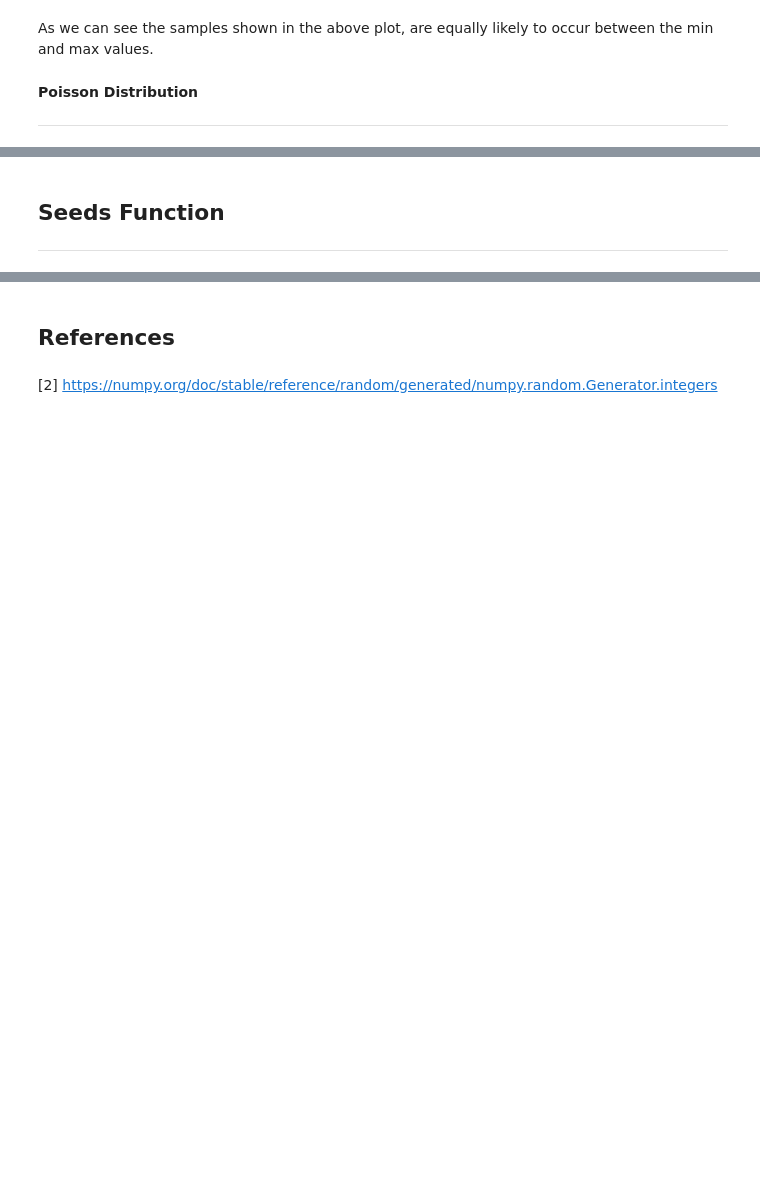
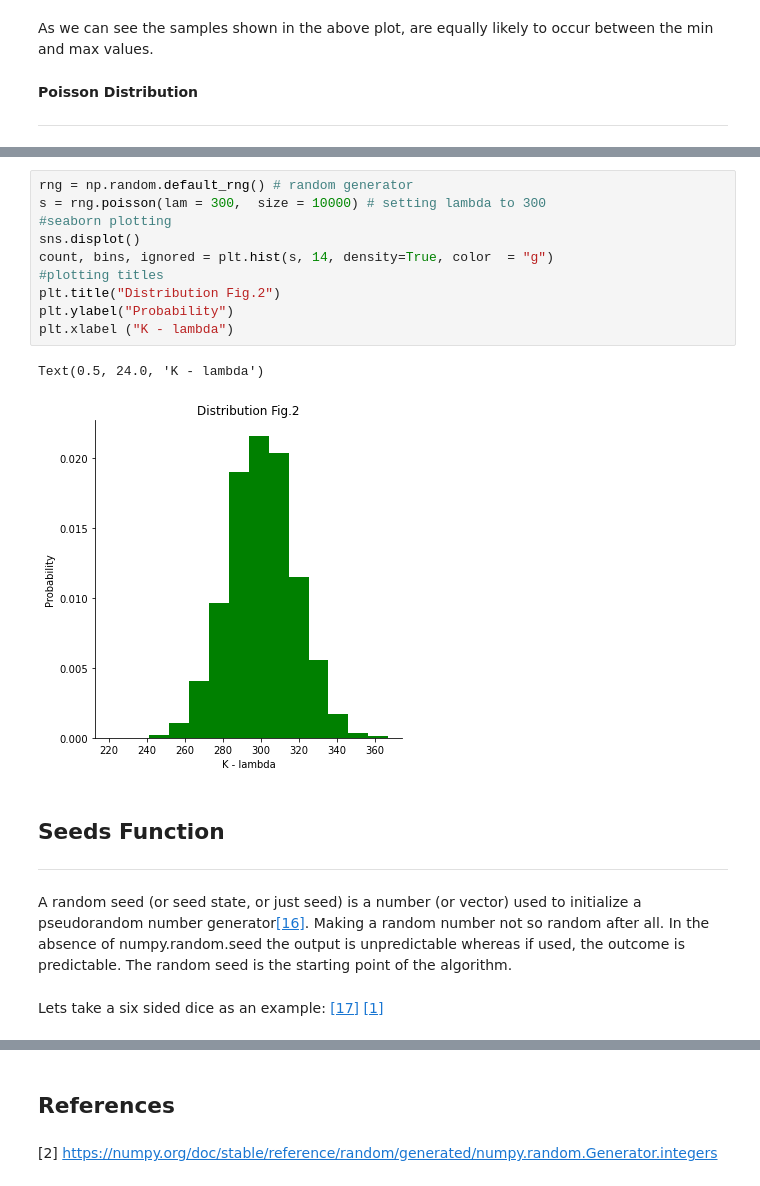
Before and after one commit to anegan-hub/PFDA-Assignment-2021, a Jupyter notebook: numpy.random.ipynb, the cells around one changed output, grey strips where cells are left out. Drawn from its saved outputs; the diff is of its cells as text; blank space fills up the shorter version.

```diff
--- a/numpy.random.ipynb
+++ b/numpy.random.ipynb
@@ -426,4 +428,21 @@ Text(0.5, 6.79999999999999, 'K - lambda')
+# %%
+rng = np.random.default_rng() # random generator
+s = rng.poisson(lam = 300,  size = 10000) # setting lambda to 300
+#seaborn plotting
+sns.displot()
+count, bins, ignored = plt.hist(s, 14, density=True, color  = "g")
+#plotting titles
+plt.title("Distribution Fig.2")
+plt.ylabel("Probability")
+plt.xlabel ("K - lambda")
+# %% [output]
+Text(0.5, 24.0, 'K - lambda')
+[figure, added]
 # %% [markdown]
 ## **Seeds Function**
 
 ***
+# %% [markdown]
+A random seed (or seed state, or just seed) is a number (or vector) used to initialize a pseudorandom number generator[[16]](https://en.wikipedia.org/wiki/Random_seed). Making a random number not so random after all. In the absence of numpy.random.seed the output is unpredictable whereas if used, the outcome is predictable. The random seed is the starting point of the algorithm.
+# %% [markdown]
+Lets take a six sided dice as an example: [[17]](https://www.youtube.com/watch?v=8B1z3xwNy2s) [[1]](https://numpy.org/doc/stable/reference/random/index.html)
```
Also changed, not shown: parts of 45 cells of this notebook.
